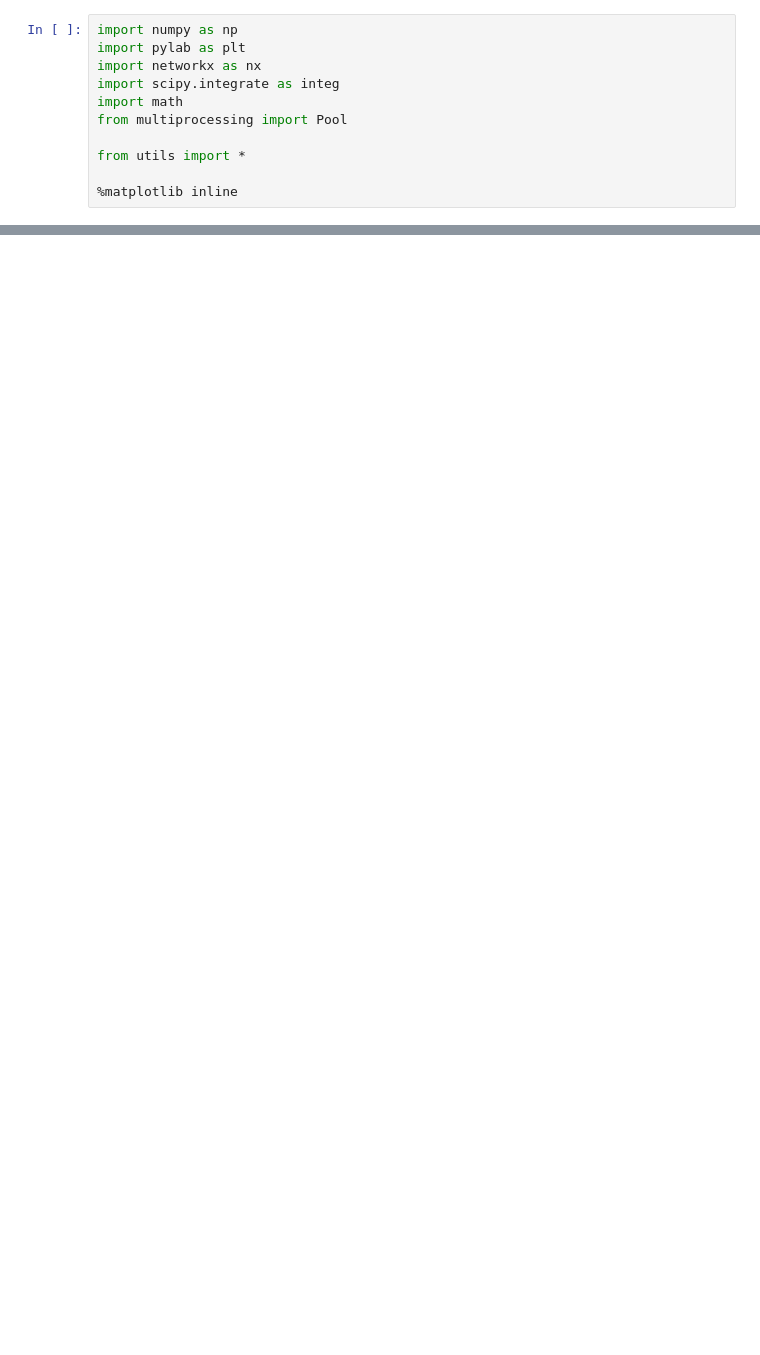
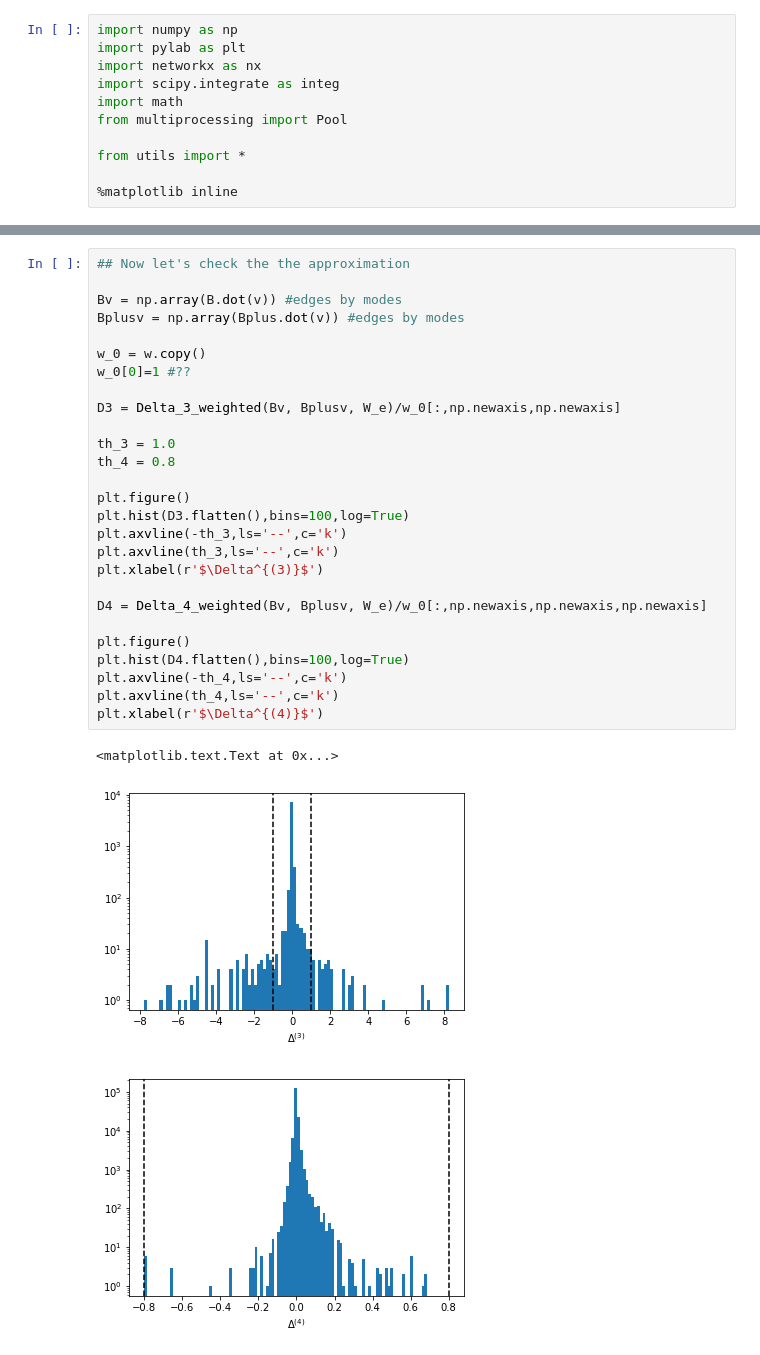
Before and after one commit to arnaudon/simplicial-kuramoto, a Jupyter notebook: Looking_for_Chimera.ipynb, the cells around one changed output, grey strips where cells are left out. Saved outputs shown, nothing was run; the diff lists cells and outputs as text; blank space fills up the shorter version.

```diff
--- a/Looking_for_Chimera.ipynb
+++ b/Looking_for_Chimera.ipynb
@@ -65,0 +97,31 @@ print lt,chit
+# %%
+## Now let's check the the approximation
+
+Bv = np.array(B.dot(v)) #edges by modes
+Bplusv = np.array(Bplus.dot(v)) #edges by modes
+
+w_0 = w.copy()
+w_0[0]=1 #??
+
+D3 = Delta_3_weighted(Bv, Bplusv, W_e)/w_0[:,np.newaxis,np.newaxis]
+
+th_3 = 1.0
+th_4 = 0.8
+
+plt.figure()
+plt.hist(D3.flatten(),bins=100,log=True)
+plt.axvline(-th_3,ls='--',c='k')
+plt.axvline(th_3,ls='--',c='k')
+plt.xlabel(r'$\Delta^{(3)}$')
+
+D4 = Delta_4_weighted(Bv, Bplusv, W_e)/w_0[:,np.newaxis,np.newaxis,np.newaxis]
+
+plt.figure()
+plt.hist(D4.flatten(),bins=100,log=True)
+plt.axvline(-th_4,ls='--',c='k')
+plt.axvline(th_4,ls='--',c='k')
+plt.xlabel(r'$\Delta^{(4)}$')
+# %% [output]
+<matplotlib.text.Text at 0x...>
+[figure, added]
+[figure, added]
```
Also changed, not shown: parts of 9 cells of this notebook, 1 other file.
